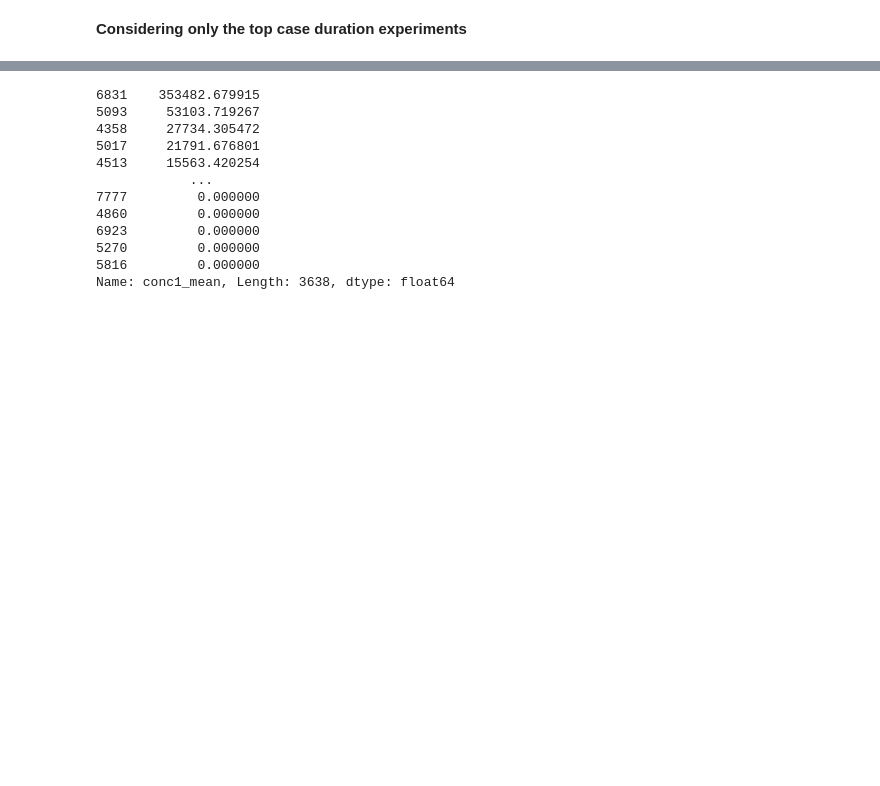
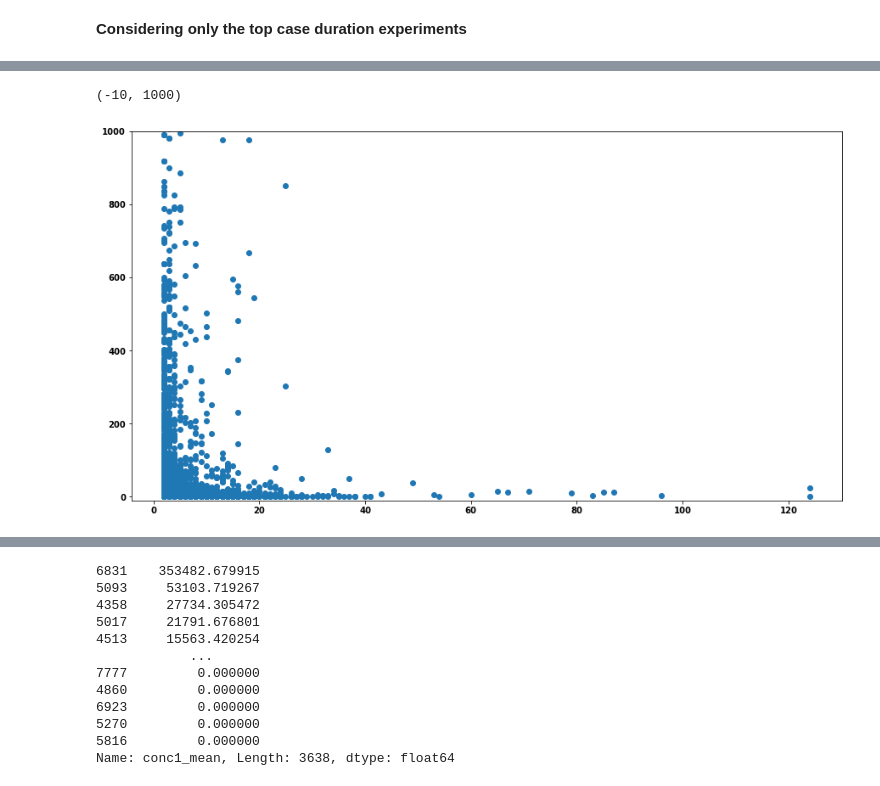
Before and after one commit to manuleo/ML_Toxicology_Testing, a Jupyter notebook: Repeated_Experiments.ipynb, the cells around one changed output, grey strips where cells are left out. Cells and saved outputs as stored; diff of their text form; code cells hidden in the pictures; blank space fills up the shorter version.

```diff
--- a/Repeated_Experiments.ipynb
+++ b/Repeated_Experiments.ipynb
@@ -45,0 +85,7 @@ base_db.index.size
+# %%
+plt.scatter(x=c_exp.Count, y=c_exp.Std)
+#plt.xlim(1.5, 10.5)
+plt.ylim(-10,1000)
+# %% [output]
+(-10, 1000)
+[figure, added]
```
Also changed, not shown: parts of 13 cells of this notebook.
